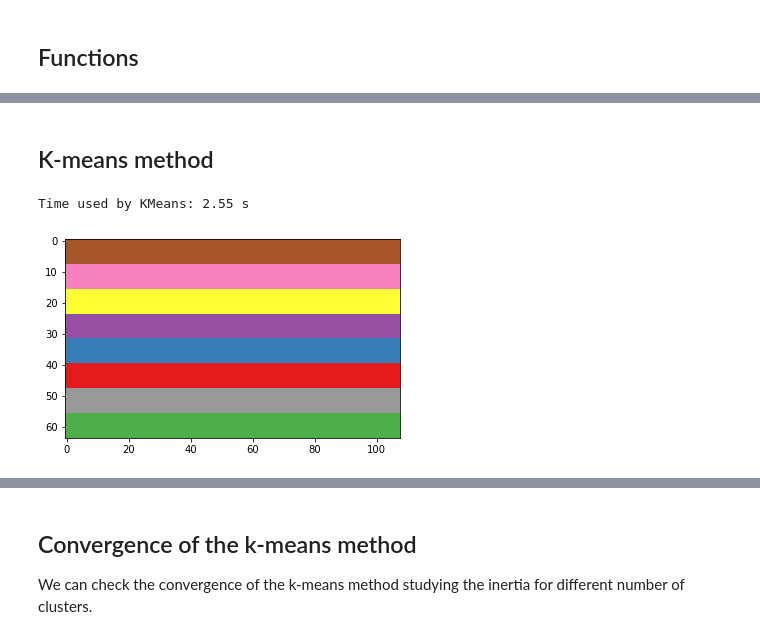
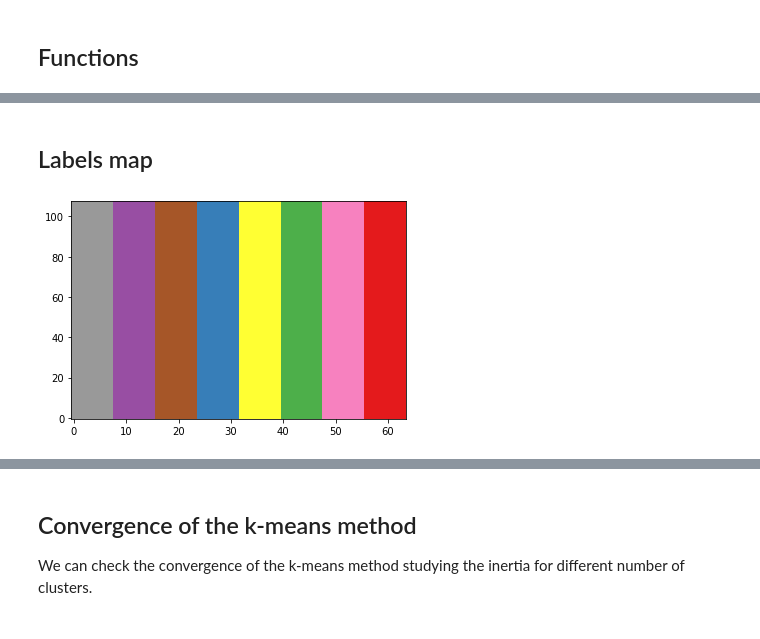
Before and after one commit to dnobrega/DNS, a Jupyter notebook: dnspy/notebooks/k_means_test.ipynb, the cells around one changed output, grey strips where cells are left out. Saved outputs shown, nothing was run; the diff lists cells and outputs as text; code cells hidden in the pictures.

Commit message:
[ADD] Improving clustering notebooks

```diff
--- a/dnspy/notebooks/k_means_test.ipynb
+++ b/dnspy/notebooks/k_means_test.ipynb
@@ -35,13 +29,14 @@ warnings.simplefilter("ignore")
 # %%
 def gaussian(x, mu, sig):
     """
-        Gaussian definition
+        Gaussian definition.
     """
     return (1.0/(sig*np.sqrt(2.0*np.pi)))*np.exp( -0.5*((x-mu)/sig)**2.0 )
 
+
 def mgii_profiles(xx):
     """
-        Fake Mg II h&k profile generator creates 8 different profiles
+        Function to create 8 artificial kind of Mg II h&k profiles
 
     """
     wk0  = 2796.2
@@ -111,9 +72,0 @@ for ii in range(nx):
-# %%
-"""
-    We plot some examples
-"""
-fig, axs = plt.subplots(nrow,ncol,figsize=(16,4), facecolor='white',sharex=True, sharey=True)
-
-for kk in range(nrow*ncol):
-    axs.flat[kk].plot(iris_wl,raster_m[8*kk,100,:])
-plt.show()
@@ -137,26 +161,0 @@ We can also reduce the dimensionality of the problem through Principal Component
-# %%
-do_pca = True
-
-data   = raster_m.reshape(raster_m.shape[0]*raster_m.shape[1],raster_m.shape[2])
-scaler = preprocessing.StandardScaler().fit(data)
-
-if (do_pca):
-    n_components =200
-    pca = PCA(n_components=n_components)
-    data_s = pca.fit_transform(scaler.transform(data))
-
-    features = range(1,n_components+1)
-    fig, axs = plt.subplots(nrows=1, ncols=1, figsize=(16,4),facecolor='white')
-    variance_per=((pca.explained_variance_ratio_).cumsum())*100
-    axs.plot(features, variance_per, marker = '.', linestyle='--')
-    axs.set_xlabel('PCA features')
-    axs.set_ylabel('Variance (%)')
-    axs.set_ylim([0,110])
-    axs.set_xlim([1,n_components])
-    axs.hlines(y=100, xmin=1,xmax=n_components, color='r', linestyle='--')
-    axs.set_title('Total variance explained with '+
-                  str(n_components)+' ({0:.2f}%)'.format(100*n_components/nw)+
-                  ' of the features: {0:.2f}%'.format(variance_per[-1]))
-    plt.show()
-else:
-    data_s = scaler.transform(data)
@@ -165,16 +162,5 @@ else:
-# %% [markdown]
-## K-means method
-# %%
-"""
-    K-Means
-"""
-start  = time.time()
-kmeans = KMeans(init="k-means++", n_clusters=n_clusters,
-                n_init=n_init, random_state=random_state).fit(data_s)
-end    = time.time()
-print('Time used by KMeans: {0:.3} s'.format(end - start))
-# %% [output]
-Time used by KMeans: 2.55 s
+# %% [markdown]
+## Labels map
 # %%
 #------------------------------------------------------------------------
 # CLUSTERS, LABELS and INERTIA
@@ -212,35 +198,35 @@ raster_k_mean   = np.zeros([n_clusters,nw])
 raster_k_median = np.zeros([n_clusters,nw])
 most_dif_loc    = np.zeros([n_clusters,2])
 most_sim_loc    = np.zeros([n_clusters,2])
 
 
 for k in range(n_clusters):
     labels_length[k] = len(labels[labels==k])
     clusters_per[k]  = 100*labels_length[k]/labels.size
 clusters_sorted = np.argsort(clusters_per)[::-1]
 for k in range(n_clusters):
     clusters_s[k,:] = clusters[clusters_sorted[k],:]
     labels_s[labels==clusters_sorted[k]] = k
 
     raster_k             = raster_m[labels==clusters_sorted[k]]
     raster_k_mean[k,:]   = np.mean(raster_k,   axis=0)
     raster_k_median[k,:] = np.median(raster_k, axis=0)
     val_most_dif = 0.0
     val_most_sim = 1e6
     for j in range(raster_k.shape[0]):
             temp_std = np.std(((raster_k[j,:]-raster_k_mean[k,:])))
             temp_max = np.max(np.abs(((raster_k[j,:]-raster_k_mean[k,:])/(raster_k_mean[k,:]+raster_k[j,:]))))
             if (temp_std > val_most_dif):
                 most_dif[k,:] = raster_k[j,:]
                 val_most_dif = temp_std
             if (temp_std < val_most_sim):
                 most_sim[k,:] = raster_k[j,:]
                 val_most_sim = temp_std
 
-plt.imshow(labels_s,cmap="Set1")
+plt.pcolormesh(xx,yy,labels_s.T,cmap="Set1")
 plt.show()
 # %% [output]
-[figure, old version]
+[figure, new version]
 # %%
 """
     We plot the most different profile and the representative profiles
```
Also changed, not shown: parts of 18 cells of this notebook, 1 other file.
